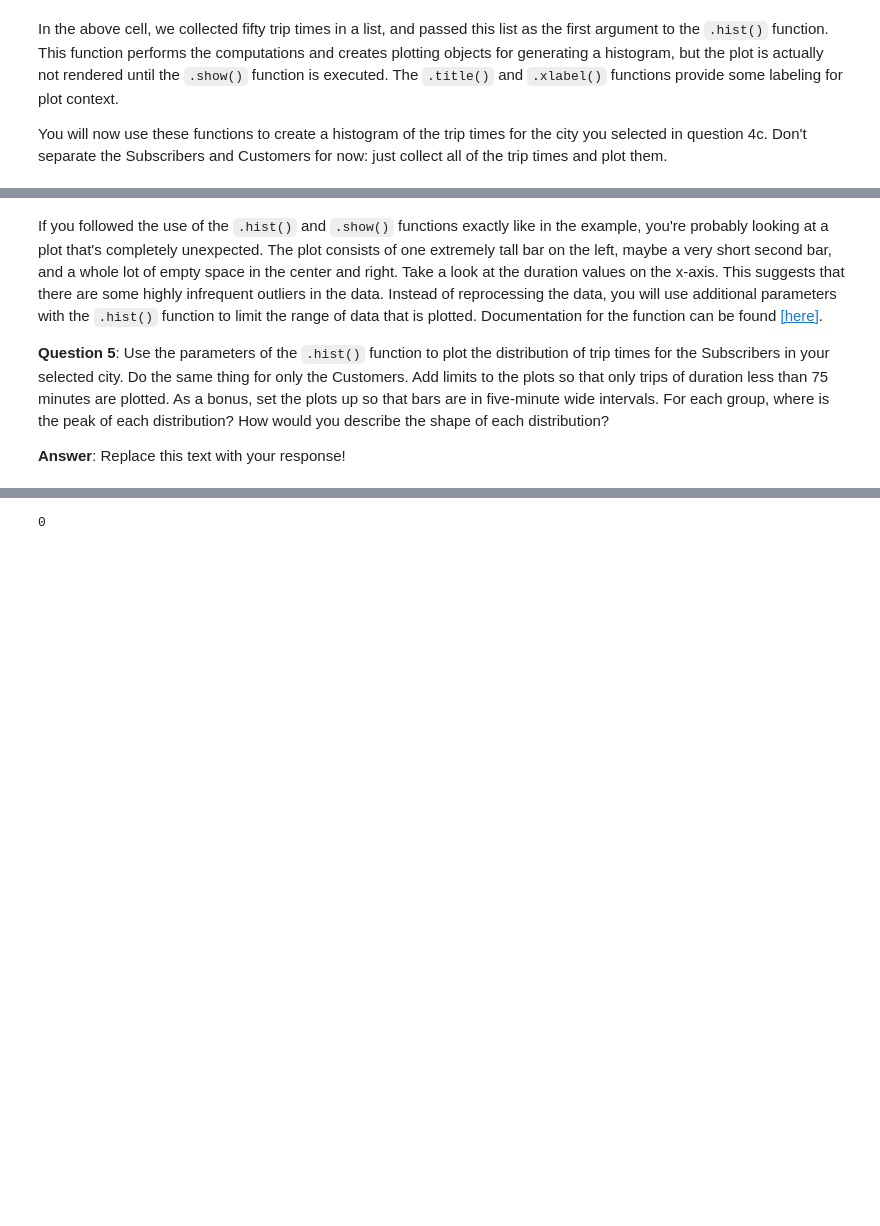
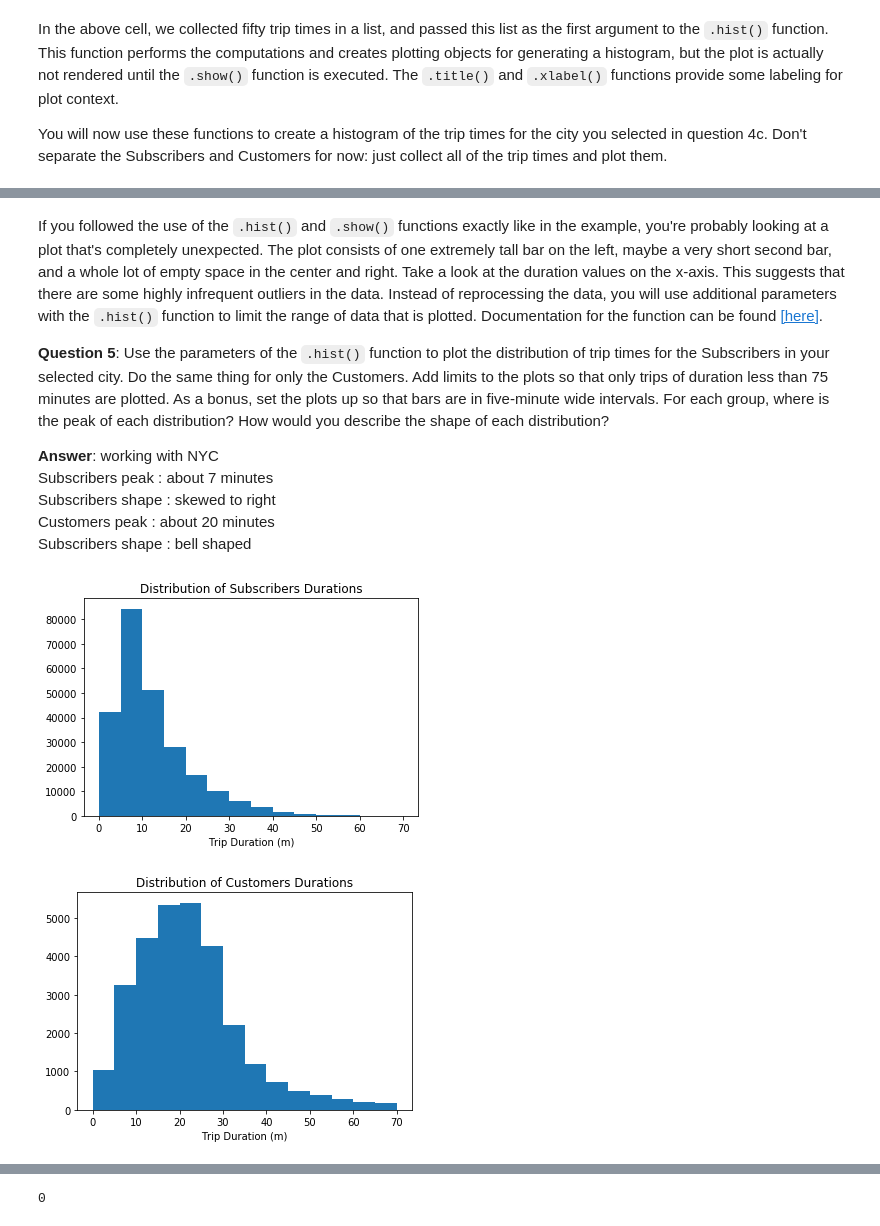
Before and after one commit to srap5664/Explore-US-BikeShare-Data, a Jupyter notebook: Bike_Share_Analysis.ipynb, the cells around one changed output, grey strips where cells are left out. Saved outputs shown, nothing was run; the diff lists cells and outputs as text; code cells hidden in the pictures; blank space fills up the shorter version.

```diff
--- a/Bike_Share_Analysis.ipynb
+++ b/Bike_Share_Analysis.ipynb
@@ -446,4 +513,8 @@ If you followed the use of the `.hist()` and `.show()` functions exactly like in
 
 **Question 5**: Use the parameters of the `.hist()` function to plot the distribution of trip times for the Subscribers in your selected city. Do the same thing for only the Customers. Add limits to the plots so that only trips of duration less than 75 minutes are plotted. As a bonus, set the plots up so that bars are in five-minute wide intervals. For each group, where is the peak of each distribution? How would you describe the shape of each distribution?
 
-**Answer**: Replace this text with your response!
+**Answer**: working with NYC <br>
+            Subscribers peak : about 7 minutes <br>
+            Subscribers shape : skewed to right <br>
+            Customers peak : about 20 minutes <br>
+            Subscribers shape : bell shaped
@@ -452,3 +521,34 @@ If you followed the use of the `.hist()` and `.show()` functions exactly like in
+# %%
+## Use this and additional cells to answer Question 5. ##
+with open('./data/NYC-2016-Summary.csv') as f_in:
+    reader = csv.DictReader(f_in)
+
+    #initialize count variables
+    subscribers_durations = []
+    customers_durations = []
+
+    #read rows in the file
+    for row in reader:
+        #check the user type
+        if row['user_type'] == 'Subscriber':
+            subscribers_durations.append(float(row['duration']))
+        else:
+            customers_durations.append(float(row['duration']))
+
+#visualize histogram of subscribers duration
+plt.hist(subscribers_durations, bins = [n for n in range(0, 75, 5)], range =(0,75))
+plt.title('Distribution of Subscribers Durations')
+plt.xlabel('Trip Duration (m)')
+plt.show()
+
+#visualize histogram of customers duration
+plt.hist(customers_durations, bins = [n for n in range(0, 75, 5)], range =(0,75))
+plt.title('Distribution of Customers Durations')
+plt.xlabel('Trip Duration (m)')
+plt.show()
+# %% [output]
+[figure, added]
+[figure, added]
 # %% [markdown]
 <a id='eda_continued'></a>
 ## Performing Your Own Analysis
```
Also changed, not shown: parts of 25 cells of this notebook, 5 other files.
